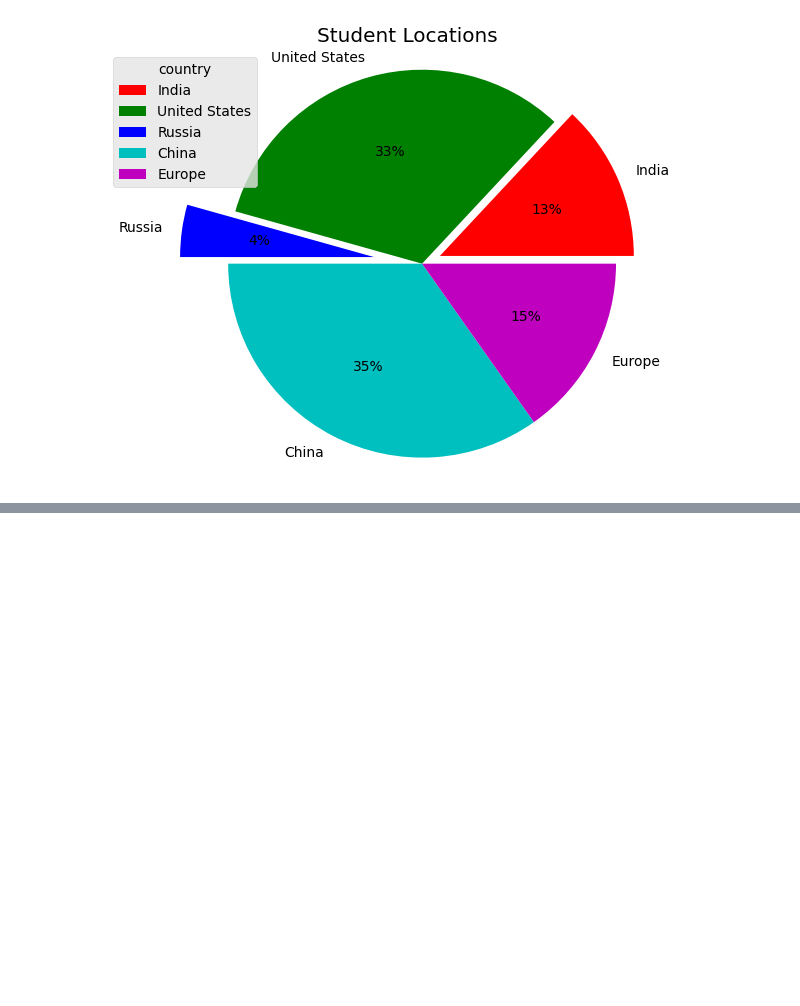
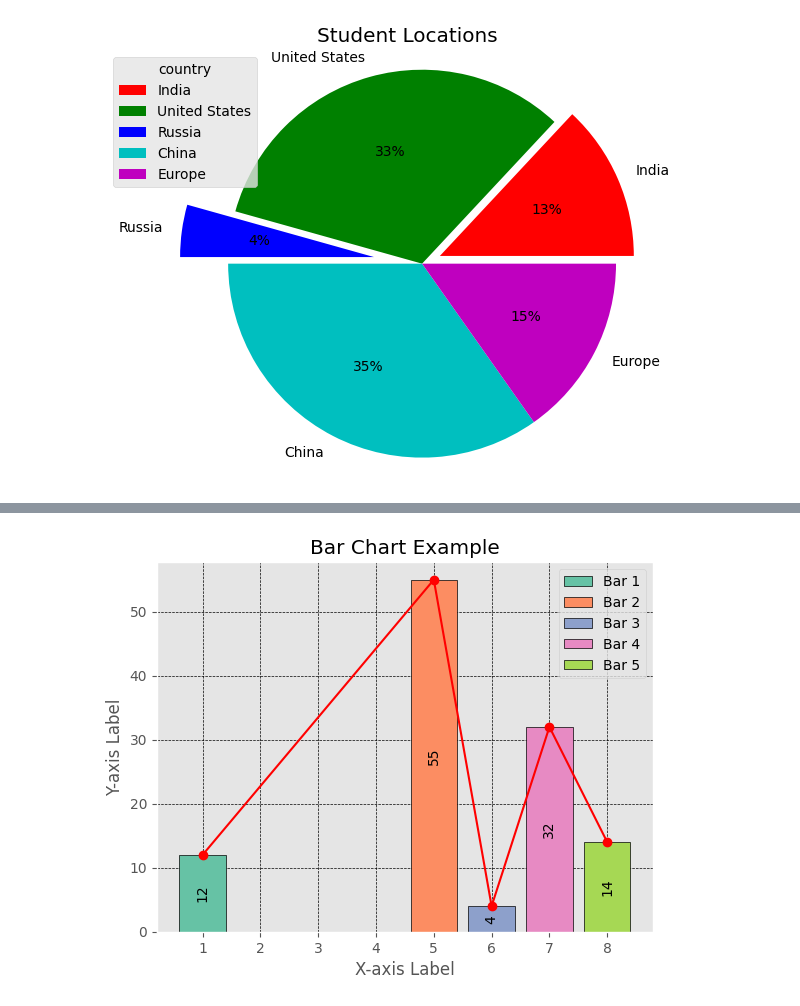
Before and after one commit to karthik-k11/Data-Science-Libraries-Practice, a Jupyter notebook: Matplotlib_practice.ipynb, the cells around one changed output, grey strips where cells are left out. Saved outputs shown, nothing was run; the diff lists cells and outputs as text; code cells hidden in the pictures; blank space fills up the shorter version.

```diff
--- a/Matplotlib_practice.ipynb
+++ b/Matplotlib_practice.ipynb
@@ -203,0 +221,29 @@ plt.show()
+# %%
+import seaborn as sns
+x = [1, 5, 6, 7, 8]
+
+y = [12, 55, 4, 32, 14]
+
+#colors = ['r', 'g', 'b', 'c', 'm']
+
+# Plotting the bar chart
+bars = plt.bar(x, y, color=sns.color_palette('Set2'), edgecolor='k', align='center')
+plt.plot(x,y, marker='o', color='r')
+
+# Adding labels
+plt.xlabel('X-axis Label')
+plt.ylabel('Y-axis Label')
+
+# Adding a title
+plt.title('Bar Chart Example')
+
+# Adding a legend
+plt.legend(bars, ['Bar 1', 'Bar 2', 'Bar 3', 'Bar 4', 'Bar 5'])
+
+# Add bar labels with vertical rotation and 2 decimal places
+plt.bar_label(bars, label_type='center', rotation=90, fmt='%.f') #label_type = edge, fmt is displaying 2 decimal values
+
+# Adding a grid
+plt.grid(axis='both', color='k',linestyle='--', linewidth=0.5)
+# %% [output]
+[figure, added]
```
Also changed, not shown: parts of 16 cells of this notebook.
